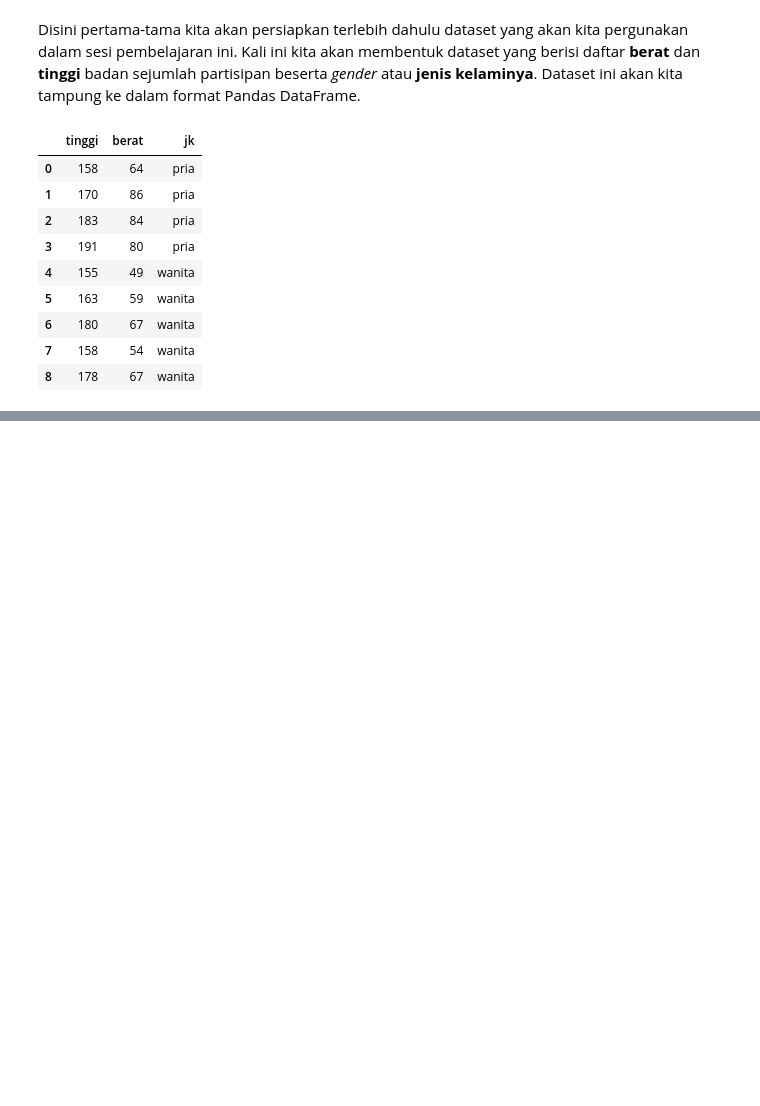
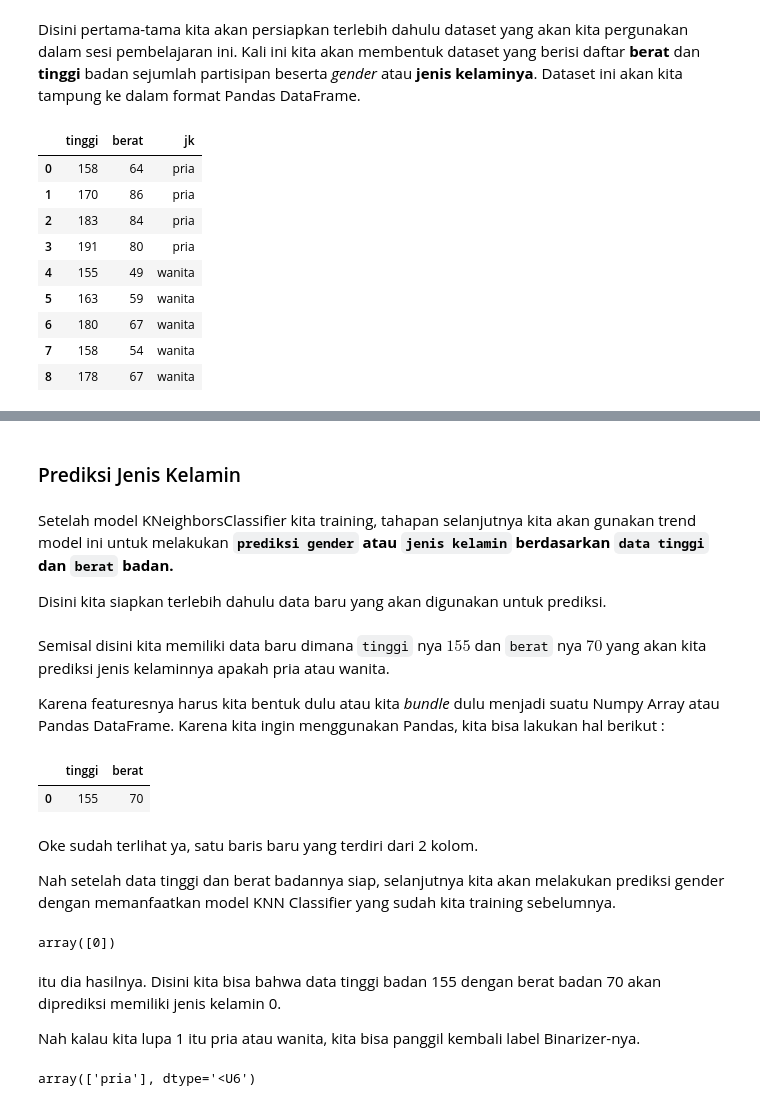
Before and after one commit to agungwahyuprayogo/Machine-Learning-with-Python-Scikit-Learning, a Jupyter notebook: 006 Classification dengan K-Nearest Neighbors.ipynb, the cells around one changed output, grey strips where cells are left out. Cells and saved outputs as stored; diff of their text form; code cells hidden in the pictures; blank space fills up the shorter version.

```diff
--- a/006 Classification dengan K-Nearest Neighbors.ipynb
+++ b/006 Classification dengan K-Nearest Neighbors.ipynb
@@ -39,0 +194,26 @@ Kalau kita lihat dari hasil dataset diatas yang diubah dalam bentuk Pandas DataF
+# %% [markdown]
+### Prediksi Jenis Kelamin
+# %% [markdown]
+Setelah model KNeighborsClassifier kita training, tahapan selanjutnya kita akan gunakan trend model ini untuk melakukan **`prediksi gender` atau `jenis kelamin` berdasarkan `data tinggi` dan `berat` badan.**
+
+Disini kita siapkan terlebih dahulu data baru yang akan digunakan untuk prediksi.
+# %%
+data_baru = {
+    'tinggi' : [155],
+    'berat' : [70]
+}
+# %% [markdown]
+Semisal disini kita memiliki data baru dimana `tinggi` nya $155$ dan `berat` nya $70$ yang akan kita prediksi jenis kelaminnya apakah pria atau wanita.
+
+Karena featuresnya harus kita bentuk dulu atau kita _bundle_ dulu menjadi suatu Numpy Array atau Pandas DataFrame. Karena kita ingin menggunakan Pandas, kita bisa lakukan hal berikut :
+# %%
+X_new = pd.DataFrame(data_baru)
+# %%
+X_new
+# %% [output]
+|  | tinggi | berat |
+| 0 | 155 | 70 |
+# %% [markdown]
+Oke sudah terlihat ya, satu baris baru yang terdiri dari 2 kolom.
+
+Nah setelah data tinggi dan berat badannya siap, selanjutnya kita akan melakukan prediksi gender dengan memanfaatkan model KNN Classifier yang sudah kita training sebelumnya.
@@ -39,0 +222,12 @@ Kalau kita lihat dari hasil dataset diatas yang diubah dalam bentuk Pandas DataF
+# %%
+y_new
+# %% [output]
+array([0])
+# %% [markdown]
+itu dia hasilnya. Disini kita bisa bahwa data tinggi badan 155 dengan berat badan 70 akan diprediksi memiliki jenis kelamin 0.
+
+Nah kalau kita lupa 1 itu pria atau wanita, kita bisa panggil kembali label Binarizer-nya.
+# %%
+lb.inverse_transform(y_new)
+# %% [output]
+array(['pria'], dtype='<U6')
```
Also changed, not shown: parts of 57 cells of this notebook.
